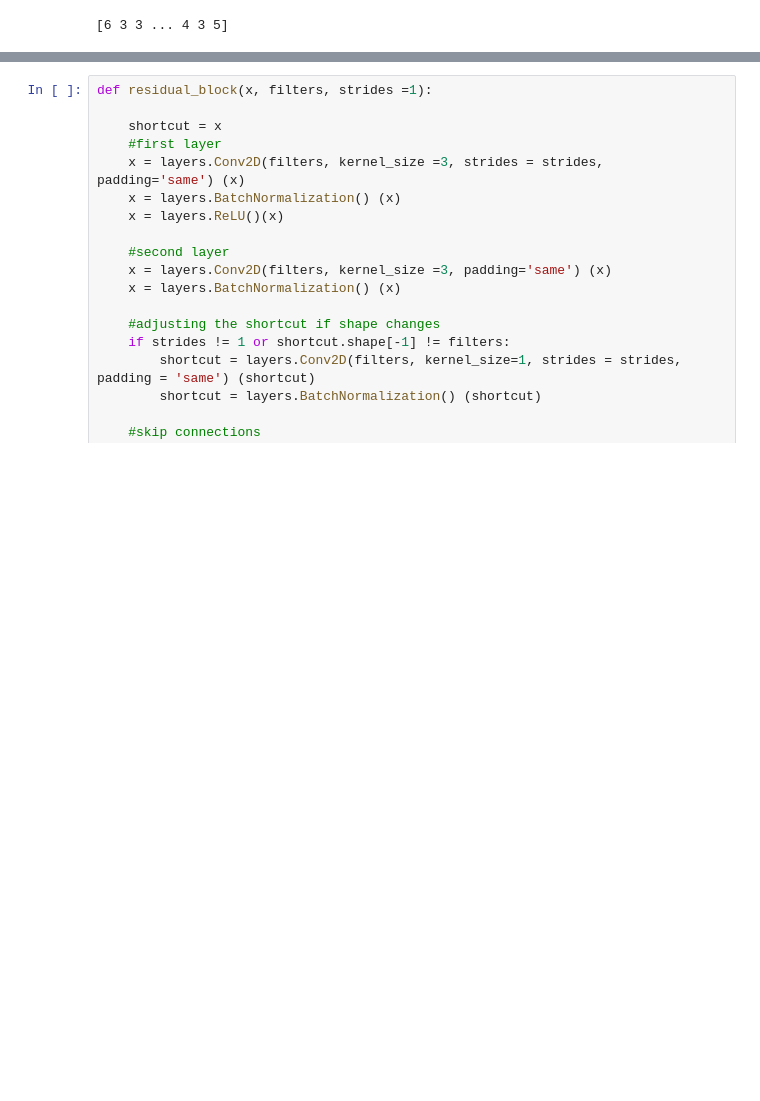
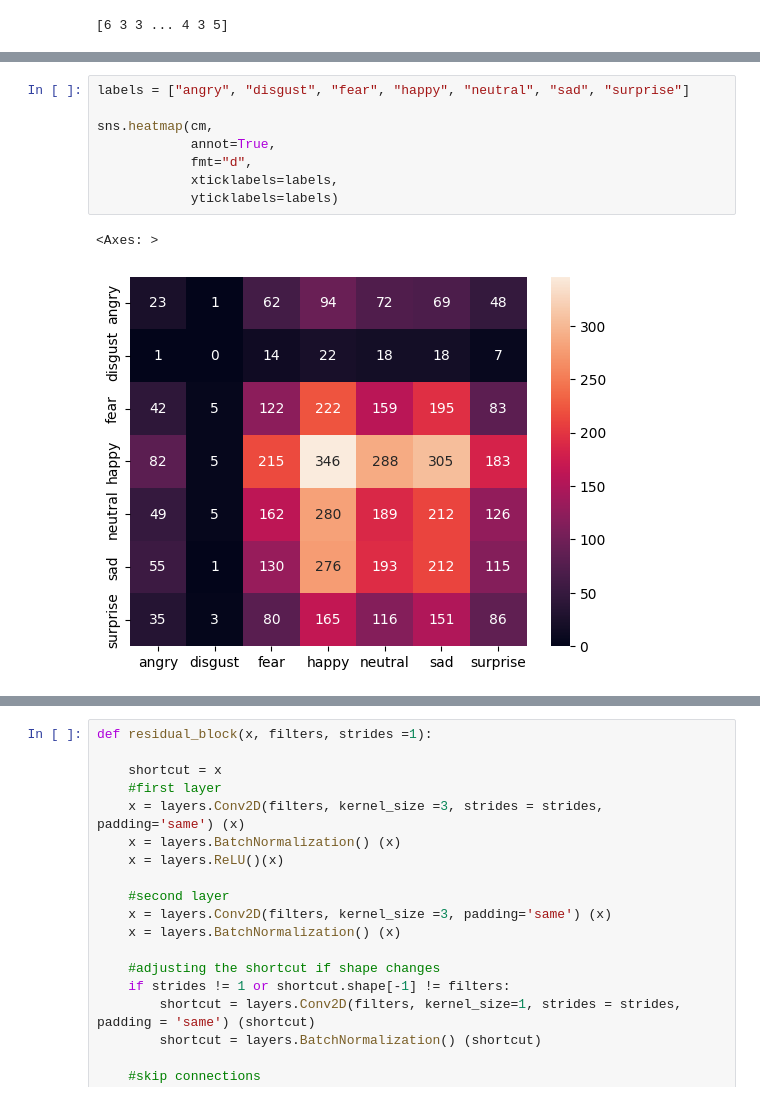
Before and after one commit to G-Diasha/Emotion_recognition, a Jupyter notebook: emotion.ipynb, the cells around one changed output, grey strips where cells are left out. Saved outputs shown, nothing was run; the diff lists cells and outputs as text; blank space fills up the shorter version.

```diff
--- a/emotion.ipynb
+++ b/emotion.ipynb
@@ -281,0 +308,11 @@ print(predicted_classes)
+# %%
+labels = ["angry", "disgust", "fear", "happy", "neutral", "sad", "surprise"]
+
+sns.heatmap(cm,
+            annot=True,
+            fmt="d",
+            xticklabels=labels,
+            yticklabels=labels)
+# %% [output]
+<Axes: >
+[figure, added]
```
Also changed, not shown: parts of 6 cells of this notebook.
